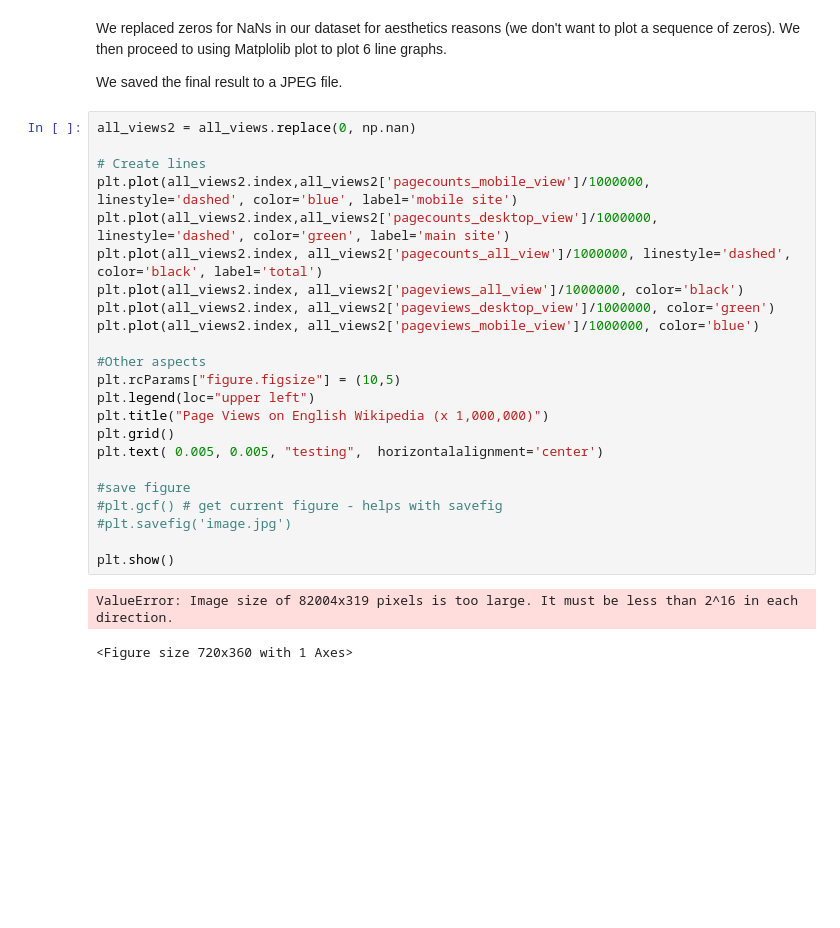
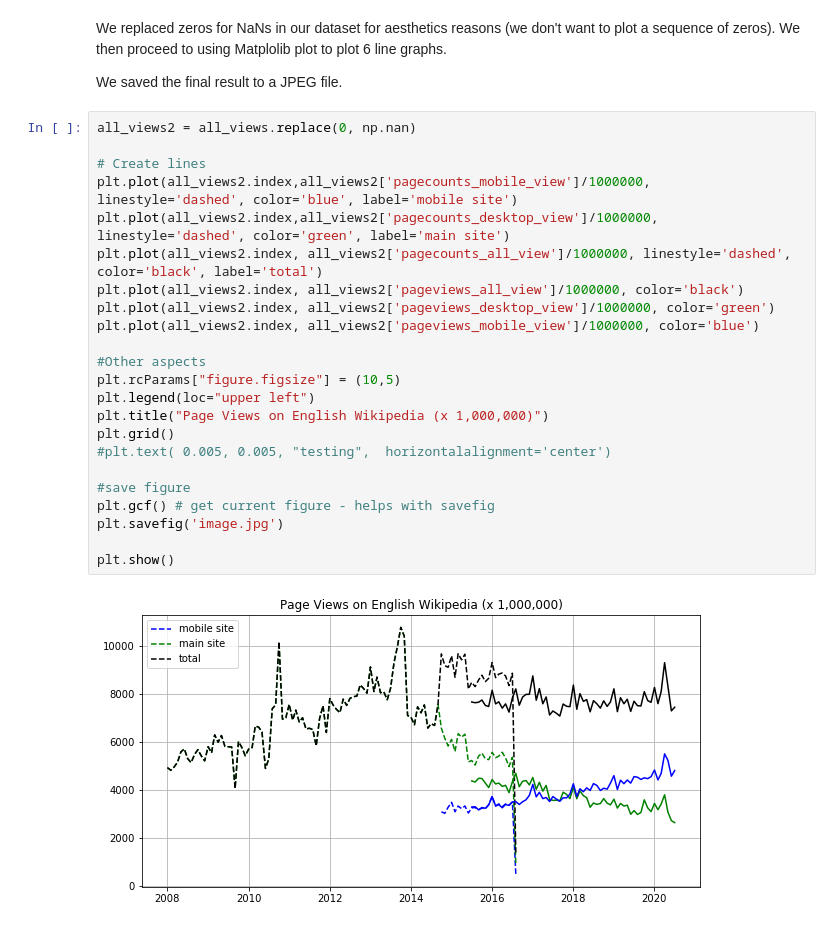
Before and after one commit to andreiabds/data-512, a Jupyter notebook: data-512-a1/A1.ipynb, the cells around one changed output. Drawn from its saved outputs; the diff is of its cells as text; blank space fills up the shorter version.

```diff
--- a/data-512-a1/A1.ipynb
+++ b/data-512-a1/A1.ipynb
@@ -218,26 +218,25 @@ We saved the final result to a JPEG file.
 # %%
 all_views2 = all_views.replace(0, np.nan)
 
 # Create lines
 plt.plot(all_views2.index,all_views2['pagecounts_mobile_view']/1000000,  linestyle='dashed', color='blue', label='mobile site')
 plt.plot(all_views2.index,all_views2['pagecounts_desktop_view']/1000000, linestyle='dashed', color='green', label='main site')
 plt.plot(all_views2.index, all_views2['pagecounts_all_view']/1000000, linestyle='dashed', color='black', label='total')
 plt.plot(all_views2.index, all_views2['pageviews_all_view']/1000000, color='black')
 plt.plot(all_views2.index, all_views2['pageviews_desktop_view']/1000000, color='green')
 plt.plot(all_views2.index, all_views2['pageviews_mobile_view']/1000000, color='blue')
 
 #Other aspects
 plt.rcParams["figure.figsize"] = (10,5)
 plt.legend(loc="upper left")
 plt.title("Page Views on English Wikipedia (x 1,000,000)")
 plt.grid()
-plt.text( 0.005, 0.005, "testing",  horizontalalignment='center')
+#plt.text( 0.005, 0.005, "testing",  horizontalalignment='center')
 
 #save figure
-#plt.gcf() # get current figure - helps with savefig
-#plt.savefig('image.jpg')
+plt.gcf() # get current figure - helps with savefig
+plt.savefig('image.jpg')
 
 plt.show()
 # %% [output]
-ValueError: Image size of 82004x319 pixels is too large. It must be less than 2^16 in each direction.
-<Figure size 720x360 with 1 Axes>
+[figure, added]
```
Also changed, not shown: parts of 2 cells of this notebook.
